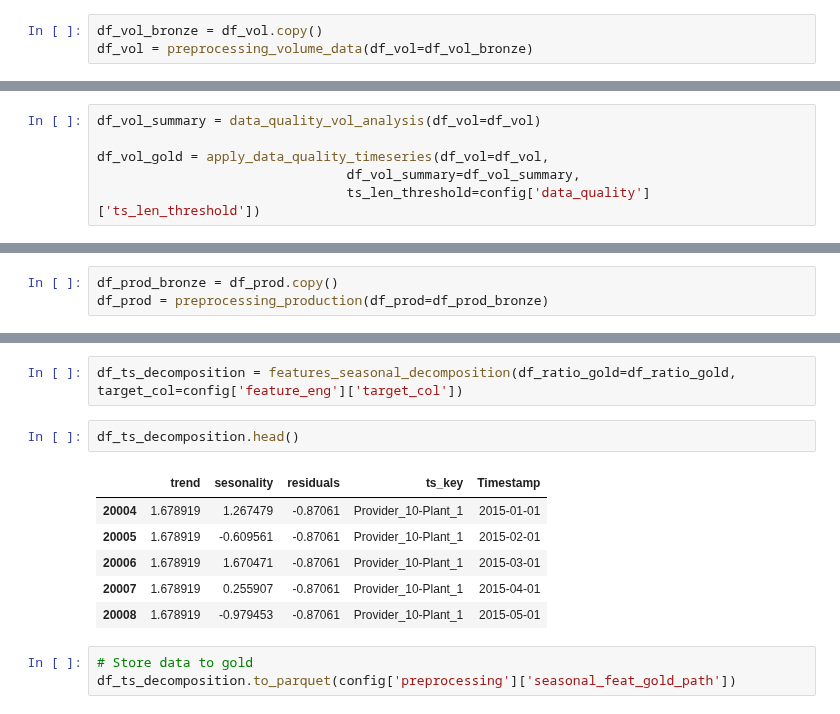
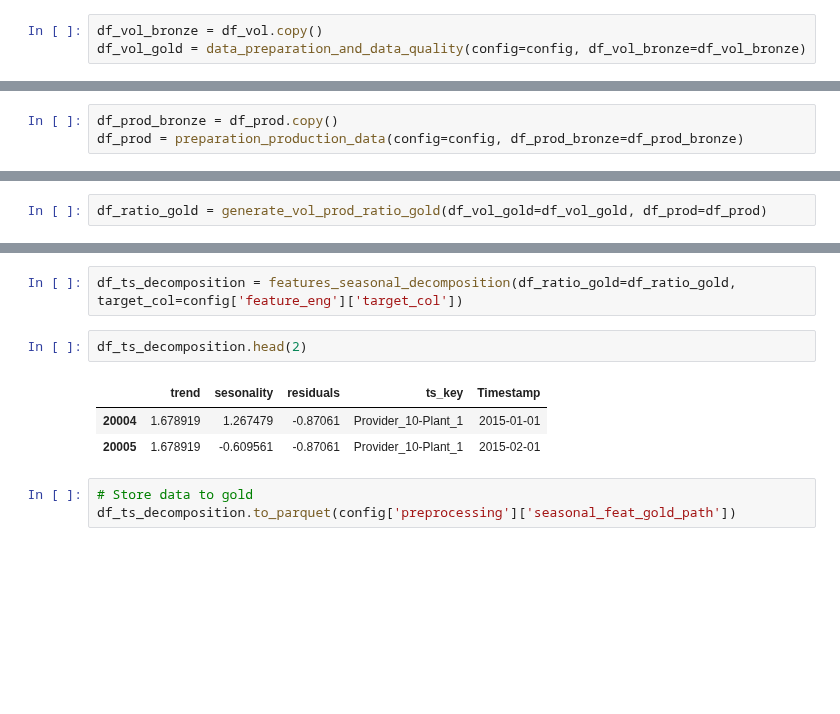
Before and after one commit to john2408/project_data_analytics, a Jupyter notebook: reports/report.ipynb, the cells around one changed output, grey strips where cells are left out. Saved outputs shown, nothing was run; the diff lists cells and outputs as text; blank space fills up the shorter version.

```diff
--- a/reports/report.ipynb
+++ b/reports/report.ipynb
@@ -275,4 +197,4 @@ plt.savefig(output_path)
 #### Preparation Historical Volume Data
 # %%
 df_vol_bronze = df_vol.copy()
-df_vol = preprocessing_volume_data(df_vol=df_vol_bronze)
+df_vol_gold = data_preparation_and_data_quality(config=config, df_vol_bronze=df_vol_bronze)
@@ -300,6 +220,0 @@ One of the most important aspects in timeseries forecasting is to verify whether
-# %%
-df_vol_summary = data_quality_vol_analysis(df_vol=df_vol)
-
-df_vol_gold = apply_data_quality_timeseries(df_vol=df_vol,
-                                df_vol_summary=df_vol_summary,
-                                ts_len_threshold=config['data_quality']['ts_len_threshold'])
@@ -328,4 +226,4 @@ df_vol_gold.to_parquet(config['preprocessing']['vol_gold_path'])
 #### Preparation Production Data
 # %%
 df_prod_bronze = df_prod.copy()
-df_prod = preprocessing_production(df_prod=df_prod_bronze)
+df_prod = preparation_production_data(config=config, df_prod_bronze=df_prod_bronze)
@@ -483,3 +265,5 @@ df_ratio_gold.sort_values(by=["ts_key", "ts_len", "Timestamp"], inplace=True)
+# %%
+df_ratio_gold = generate_vol_prod_ratio_gold(df_vol_gold=df_vol_gold, df_prod=df_prod)
 # %% [markdown]
 #### Volume/Production Ratio Analysis
 # %%
@@ -535,14 +312,11 @@ We can use this data and back fill and forward fill the missing values (missing
 # %%
 df_ts_decomposition = features_seasonal_decomposition(df_ratio_gold=df_ratio_gold, target_col=config['feature_eng']['target_col'])
 # %%
-df_ts_decomposition.head()
+df_ts_decomposition.head(2)
 # %% [output]
 |  | trend | sesonality | residuals | ts_key | Timestamp |
 | 20004 | 1.678919 | 1.267479 | -0.87061 | Provider_10-Plant_1 | 2015-01-01 |
 | 20005 | 1.678919 | -0.609561 | -0.87061 | Provider_10-Plant_1 | 2015-02-01 |
-| 20006 | 1.678919 | 1.670471 | -0.87061 | Provider_10-Plant_1 | 2015-03-01 |
-| 20007 | 1.678919 | 0.255907 | -0.87061 | Provider_10-Plant_1 | 2015-04-01 |
-| 20008 | 1.678919 | -0.979453 | -0.87061 | Provider_10-Plant_1 | 2015-05-01 |
 # %%
 # Store data to gold
 df_ts_decomposition.to_parquet(config['preprocessing']['seasonal_feat_gold_path'])
```
Also changed, not shown: parts of 77 cells of this notebook, 10 other files.
